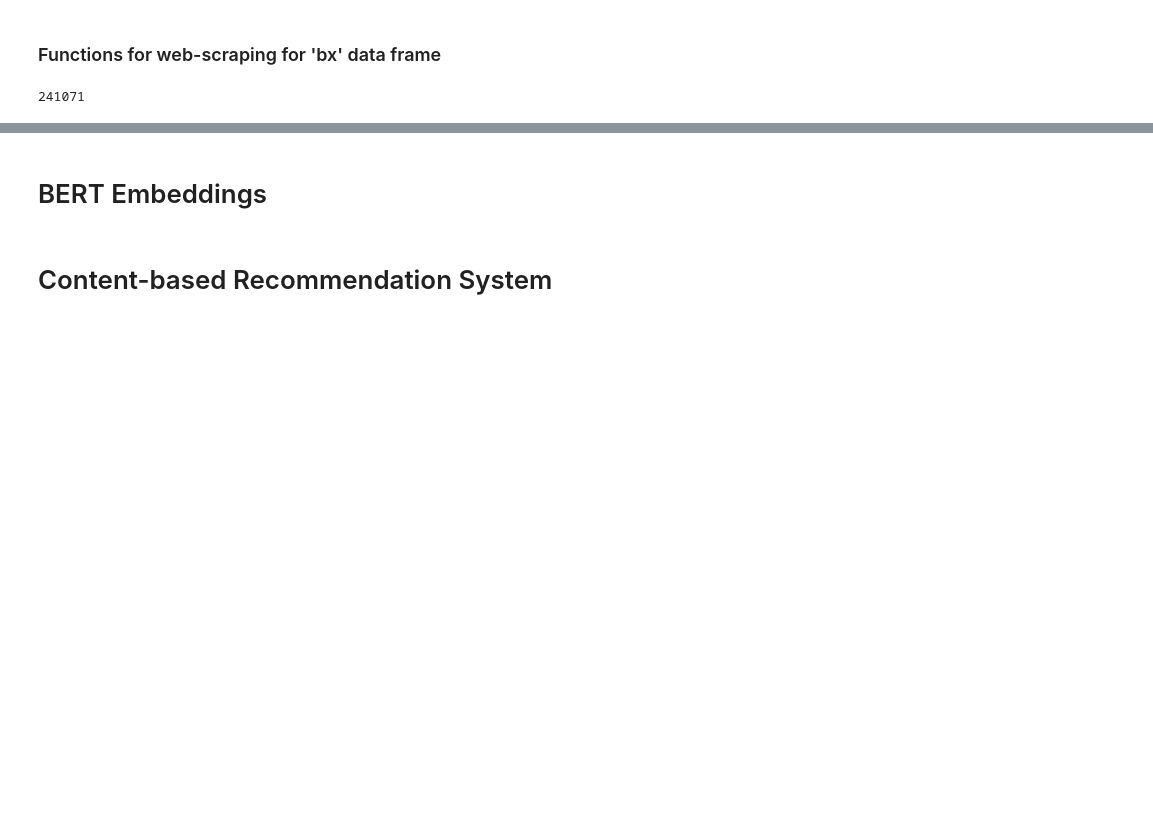
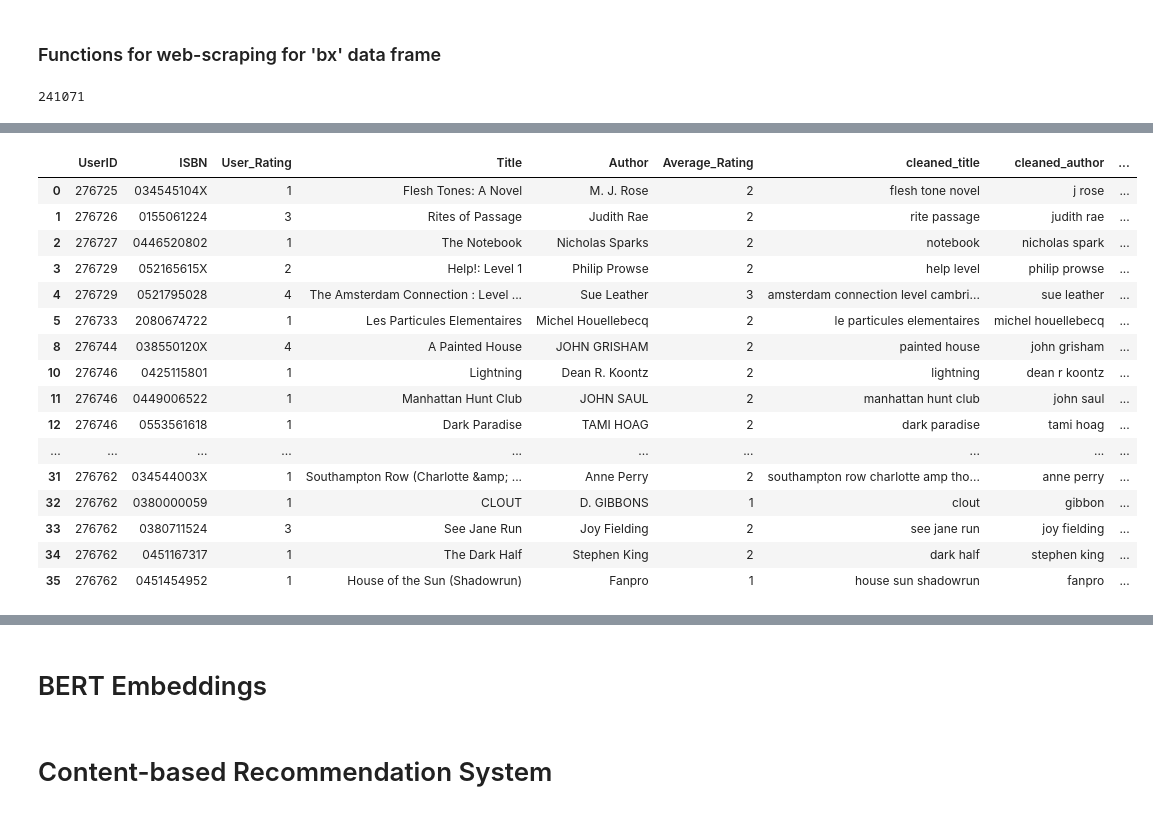
Before and after one commit to sanjeevani1193/Book-Recommendation-System-Using-Machine-Learning-Techniques, a Jupyter notebook: final.ipynb, the cells around one changed output, grey strips where cells are left out. Drawn from its saved outputs; the diff is of its cells as text; code cells hidden in the pictures; blank space fills up the shorter version.

Commit message:
tried genre retrieval

```diff
--- a/final.ipynb
+++ b/final.ipynb
@@ -993,0 +1022,3 @@ def match_and_copy_genres(row):
+# %%
+bx['Genres'] = None
+bx
@@ -993,0 +1094,20 @@ def match_and_copy_genres(row):
+# %%
+bx.head(30)
+# %% [output]
+|  | UserID | ISBN | User_Rating | Title | Author | Average_Rating | cleaned_title | cleaned_author | ... |
+| 0 | 276725 | 034545104X | 1 | Flesh Tones: A Novel | M. J. Rose | 2 | flesh tone novel | j rose | ... |
+| 1 | 276726 | 0155061224 | 3 | Rites of Passage | Judith Rae | 2 | rite passage | judith rae | ... |
+| 2 | 276727 | 0446520802 | 1 | The Notebook | Nicholas Sparks | 2 | notebook | nicholas spark | ... |
+| 3 | 276729 | 052165615X | 2 | Help!: Level 1 | Philip Prowse | 2 | help level | philip prowse | ... |
+| 4 | 276729 | 0521795028 | 4 | The Amsterdam Connection : Level ... | Sue Leather | 3 | amsterdam connection level cambri... | sue leather | ... |
+| 5 | 276733 | 2080674722 | 1 | Les Particules Elementaires | Michel Houellebecq | 2 | le particules elementaires | michel houellebecq | ... |
+| 8 | 276744 | 038550120X | 4 | A Painted House | JOHN GRISHAM | 2 | painted house | john grisham | ... |
+| 10 | 276746 | 0425115801 | 1 | Lightning | Dean R. Koontz | 2 | lightning | dean r koontz | ... |
+| 11 | 276746 | 0449006522 | 1 | Manhattan Hunt Club | JOHN SAUL | 2 | manhattan hunt club | john saul | ... |
+| 12 | 276746 | 0553561618 | 1 | Dark Paradise | TAMI HOAG | 2 | dark paradise | tami hoag | ... |
+| ... | ... | ... | ... | ... | ... | ... | ... | ... | ... |
+| 31 | 276762 | 034544003X | 1 | Southampton Row (Charlotte &amp; ... | Anne Perry | 2 | southampton row charlotte amp tho... | anne perry | ... |
+| 32 | 276762 | 0380000059 | 1 | CLOUT | D. GIBBONS | 1 | clout | gibbon | ... |
+| 33 | 276762 | 0380711524 | 3 | See Jane Run | Joy Fielding | 2 | see jane run | joy fielding | ... |
+| 34 | 276762 | 0451167317 | 1 | The Dark Half | Stephen King | 2 | dark half | stephen king | ... |
+| 35 | 276762 | 0451454952 | 1 | House of the Sun (Shadowrun) | Fanpro | 1 | house sun shadowrun | fanpro | ... |
```
Also changed, not shown: parts of 15 cells of this notebook.
